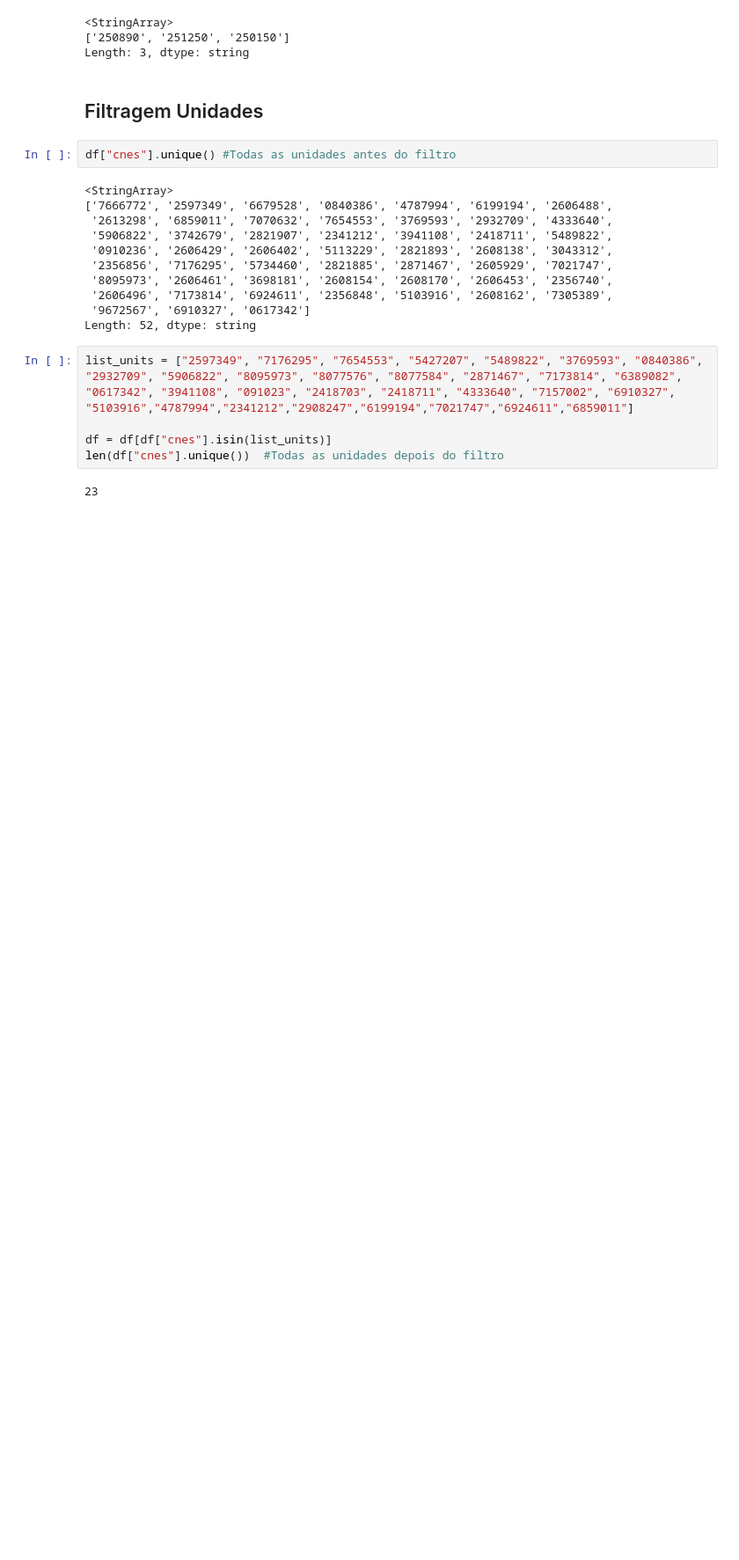
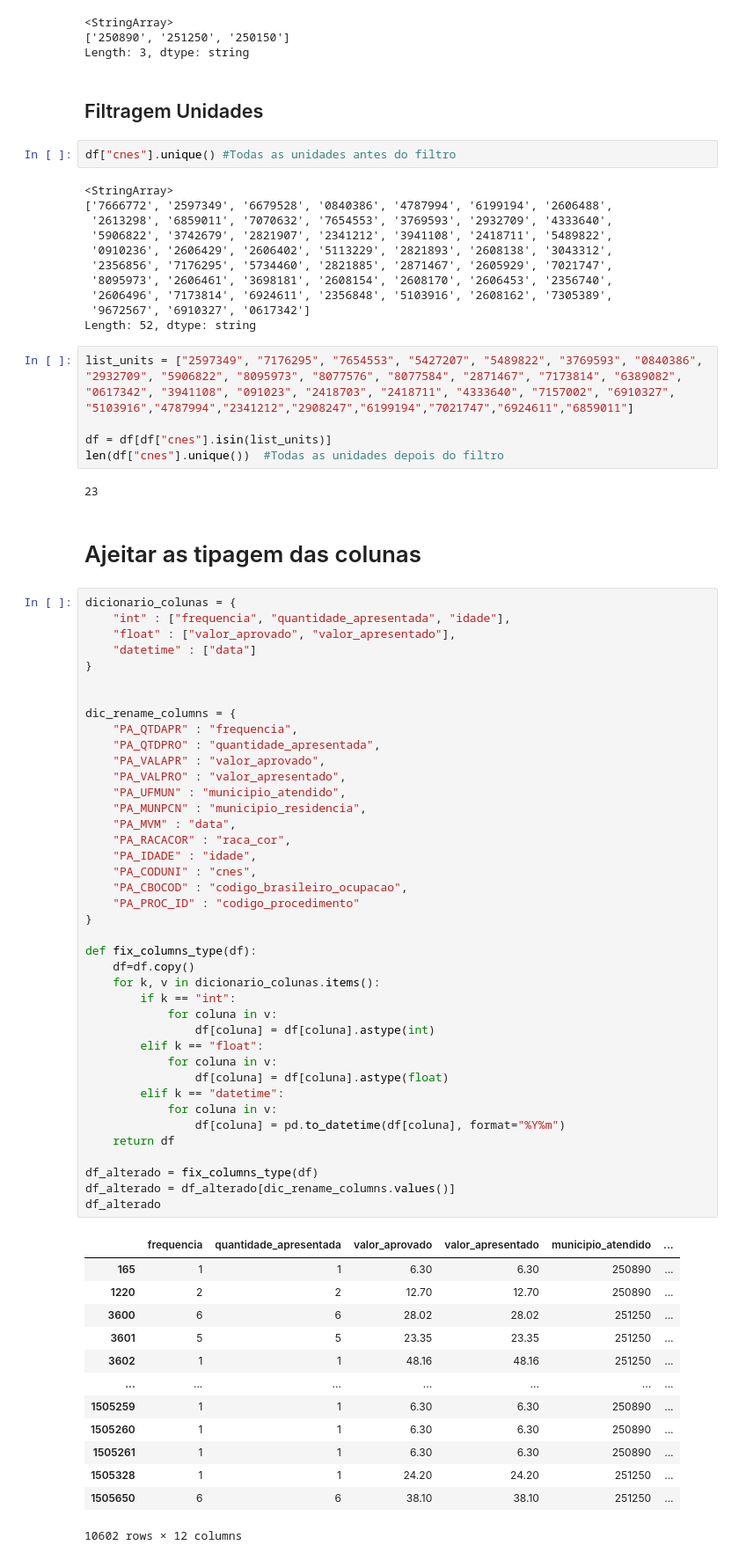
Before and after one commit to Des-Sist-Corp-UFPB/projeto-eq10, a Jupyter notebook: notebooks/teste.ipynb, the cells around one changed output. Shown at 88% size. Saved outputs shown, nothing was run; the diff lists cells and outputs as text; blank space fills up the shorter version.

```diff
--- a/notebooks/teste.ipynb
+++ b/notebooks/teste.ipynb
@@ -432,3 +432,59 @@ df = df[df["cnes"].isin(list_units)]
 len(df["cnes"].unique())  #Todas as unidades depois do filtro
 # %% [output]
 23
+# %% [markdown]
+# Ajeitar as tipagem das colunas
+# %%
+dicionario_colunas = {
+    "int" : ["frequencia", "quantidade_apresentada", "idade"],
+    "float" : ["valor_aprovado", "valor_apresentado"],
+    "datetime" : ["data"]
+}
+
+
+dic_rename_columns = {
+    "PA_QTDAPR" : "frequencia",
+    "PA_QTDPRO" : "quantidade_apresentada",
+    "PA_VALAPR" : "valor_aprovado",
+    "PA_VALPRO" : "valor_apresentado",
+    "PA_UFMUN" : "municipio_atendido",
+    "PA_MUNPCN" : "municipio_residencia",
+    "PA_MVM" : "data",
+    "PA_RACACOR" : "raca_cor",
+    "PA_IDADE" : "idade",
+    "PA_CODUNI" : "cnes",
+    "PA_CBOCOD" : "codigo_brasileiro_ocupacao",
+    "PA_PROC_ID" : "codigo_procedimento"
+}
+
+def fix_columns_type(df):
+    df=df.copy()
+    for k, v in dicionario_colunas.items():
+        if k == "int":
+            for coluna in v:
+                df[coluna] = df[coluna].astype(int)
+        elif k == "float":
+            for coluna in v:
+                df[coluna] = df[coluna].astype(float)
+        elif k == "datetime":
+            for coluna in v:
+                df[coluna] = pd.to_datetime(df[coluna], format="%Y%m")
+    return df
+
+df_alterado = fix_columns_type(df)
+df_alterado = df_alterado[dic_rename_columns.values()]
+df_alterado
+# %% [output]
+|  | frequencia | quantidade_apresentada | valor_aprovado | valor_apresentado | municipio_atendido | ... |
+| 165 | 1 | 1 | 6.30 | 6.30 | 250890 | ... |
+| 1220 | 2 | 2 | 12.70 | 12.70 | 250890 | ... |
+| 3600 | 6 | 6 | 28.02 | 28.02 | 251250 | ... |
+| 3601 | 5 | 5 | 23.35 | 23.35 | 251250 | ... |
+| 3602 | 1 | 1 | 48.16 | 48.16 | 251250 | ... |
+| ... | ... | ... | ... | ... | ... | ... |
+| 1505259 | 1 | 1 | 6.30 | 6.30 | 250890 | ... |
+| 1505260 | 1 | 1 | 6.30 | 6.30 | 250890 | ... |
+| 1505261 | 1 | 1 | 6.30 | 6.30 | 250890 | ... |
+| 1505328 | 1 | 1 | 24.20 | 24.20 | 251250 | ... |
+| 1505650 | 6 | 6 | 38.10 | 38.10 | 251250 | ... |
+10602 rows × 12 columns
```
Also changed, not shown: parts of 1 cell of this notebook, 2 other files.
